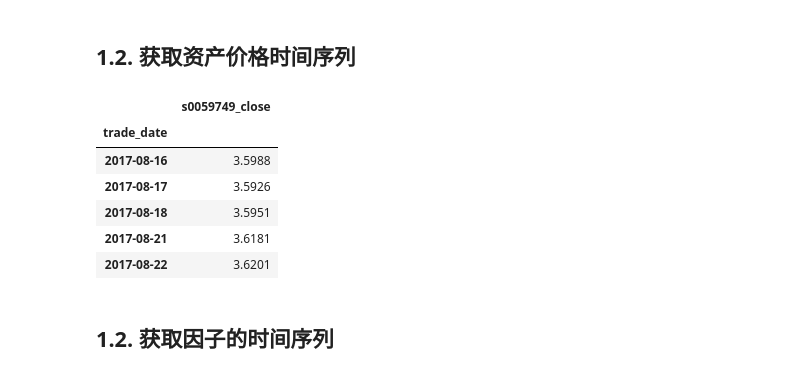
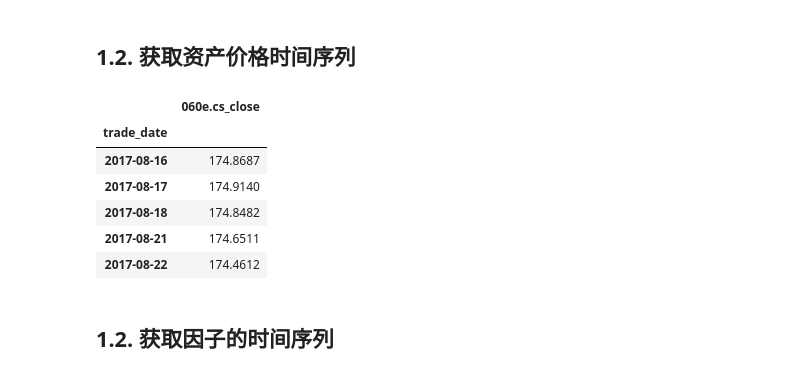
Before and after one commit to quanttrade/pyLuke, a Jupyter notebook: jupyter/CPI-月度数据有效性校验.ipynb, the cells around one changed output. Drawn from its saved outputs; the diff is of its cells as text; code cells hidden in the pictures.

```diff
--- a/jupyter/CPI-月度数据有效性校验.ipynb
+++ b/jupyter/CPI-月度数据有效性校验.ipynb
@@ -14,18 +14,18 @@ from datetime import *
 # %%
 beginDate = datetime(2006, 1, 1)
 endDate = datetime(2017, 8, 22)
 para = "close"
-df = WindHelper.getMultiTimeSeriesDataFrame(["S0059749"], beginDate=beginDate, endDate=endDate, para=para)
+df = WindHelper.getMultiTimeSeriesDataFrame(["060E.CS"], beginDate=beginDate, endDate=endDate, para=para)
 df = df.dropna()
 df.tail()
 # %% [output]
-|  | s0059749_close |
+|  | 060e.cs_close |
 | trade_date |  |
-| 2017-08-16 | 3.5988 |
-| 2017-08-17 | 3.5926 |
-| 2017-08-18 | 3.5951 |
-| 2017-08-21 | 3.6181 |
-| 2017-08-22 | 3.6201 |
+| 2017-08-16 | 174.8687 |
+| 2017-08-17 | 174.9140 |
+| 2017-08-18 | 174.8482 |
+| 2017-08-21 | 174.6511 |
+| 2017-08-22 | 174.4612 |
 # %% [markdown]
 ## 1.2. 获取因子的时间序列
 # %%
```
Also changed, not shown: parts of 4 cells of this notebook, 15 other files.
